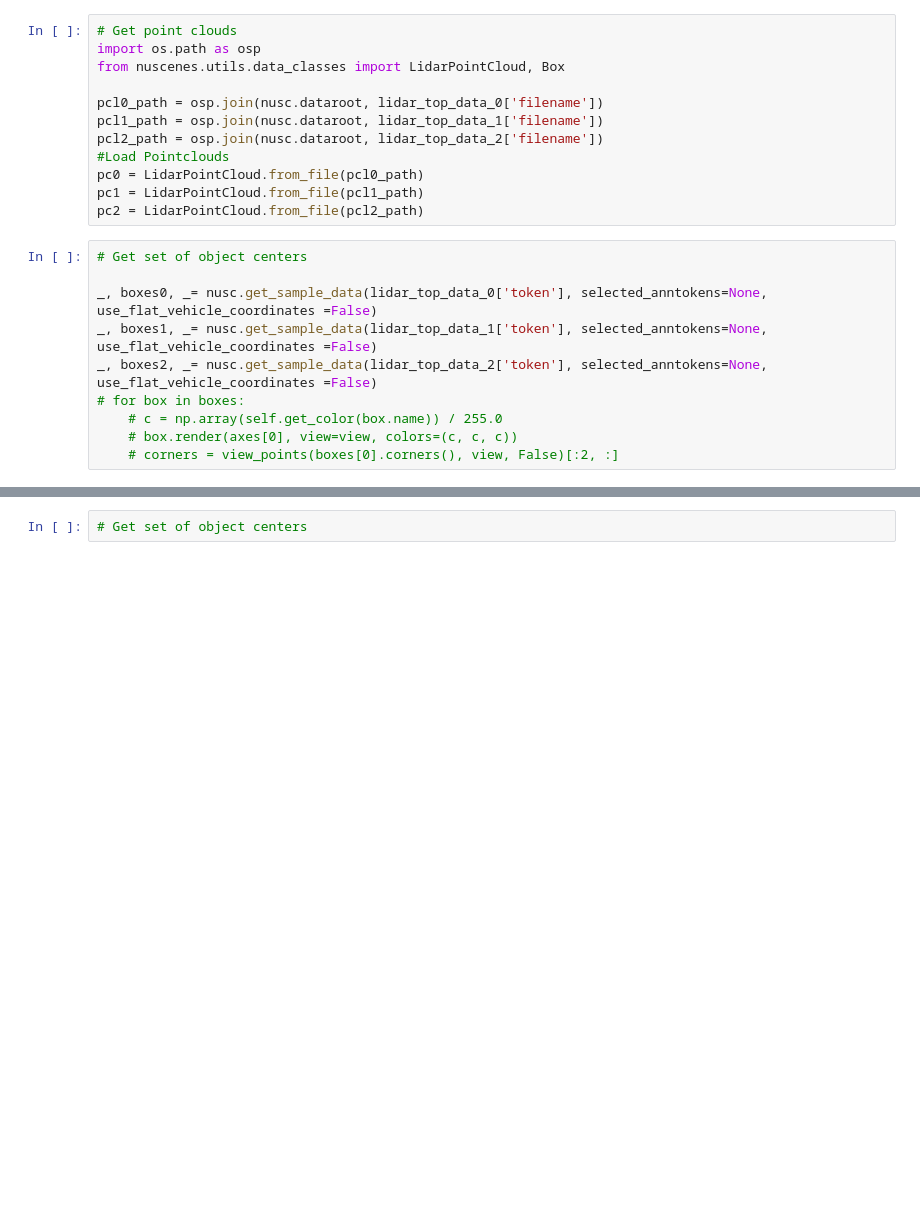
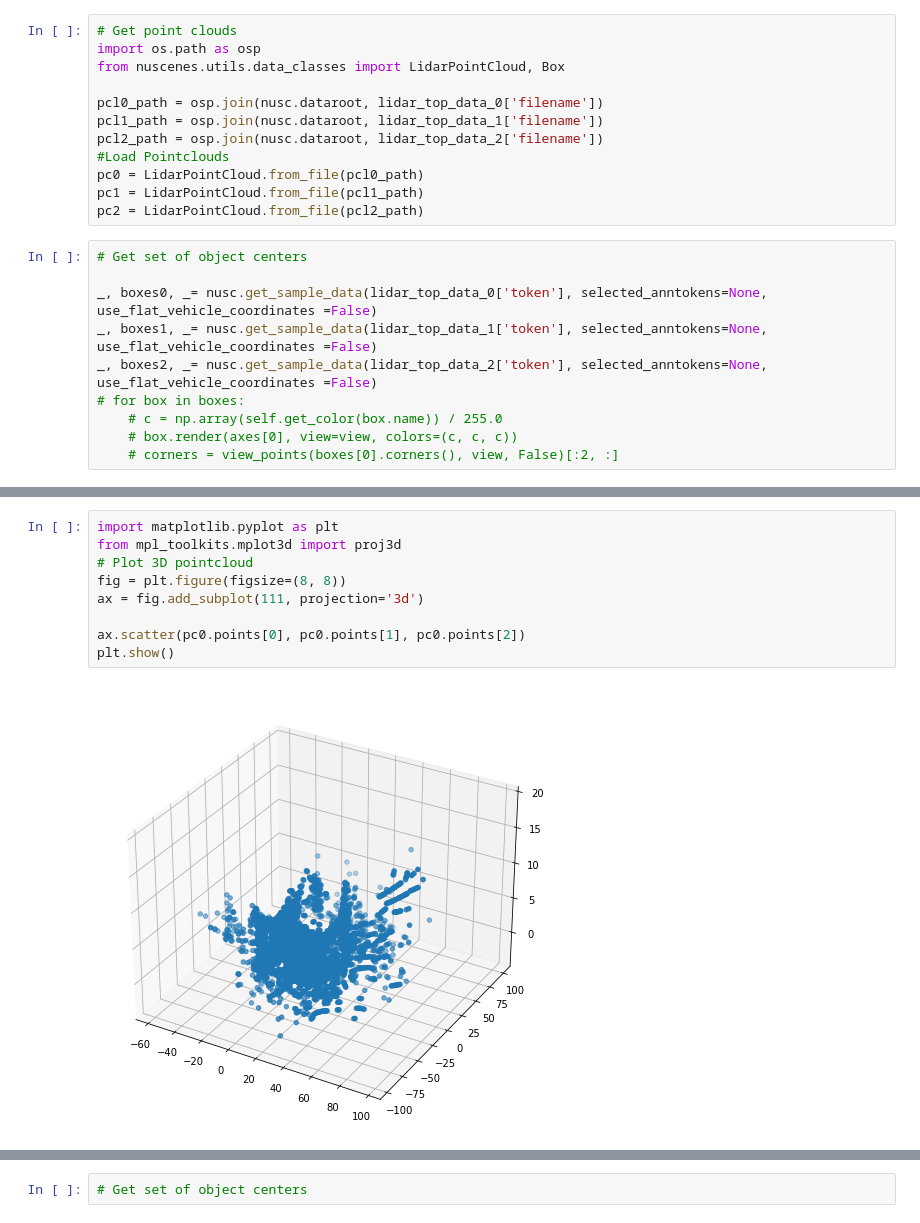
Before and after one commit to Ichigomaxi/spatio-temporal-graph-builder, a Jupyter notebook: build_graph_dev.ipynb, the cells around one changed output, grey strips where cells are left out. Cells and saved outputs as stored; diff of their text form; blank space fills up the shorter version.

```diff
--- a/build_graph_dev.ipynb
+++ b/build_graph_dev.ipynb
@@ -161,0 +161,11 @@ import matplotlib.pyplot as plt
+# %%
+import matplotlib.pyplot as plt
+from mpl_toolkits.mplot3d import proj3d
+# Plot 3D pointcloud
+fig = plt.figure(figsize=(8, 8))
+ax = fig.add_subplot(111, projection='3d')
+
+ax.scatter(pc0.points[0], pc0.points[1], pc0.points[2])
+plt.show()
+# %% [output]
+[figure, added]
```
Also changed, not shown: parts of 10 cells of this notebook, 1 other file.
